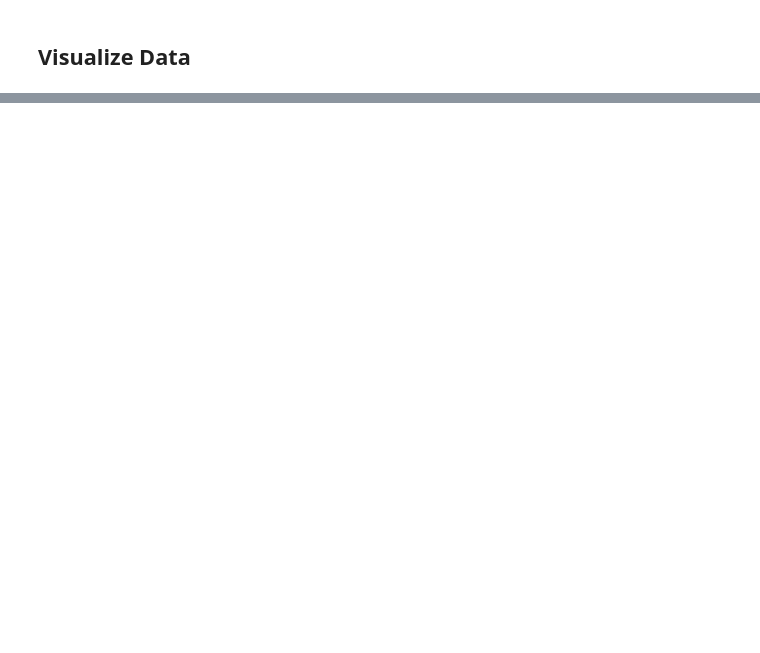
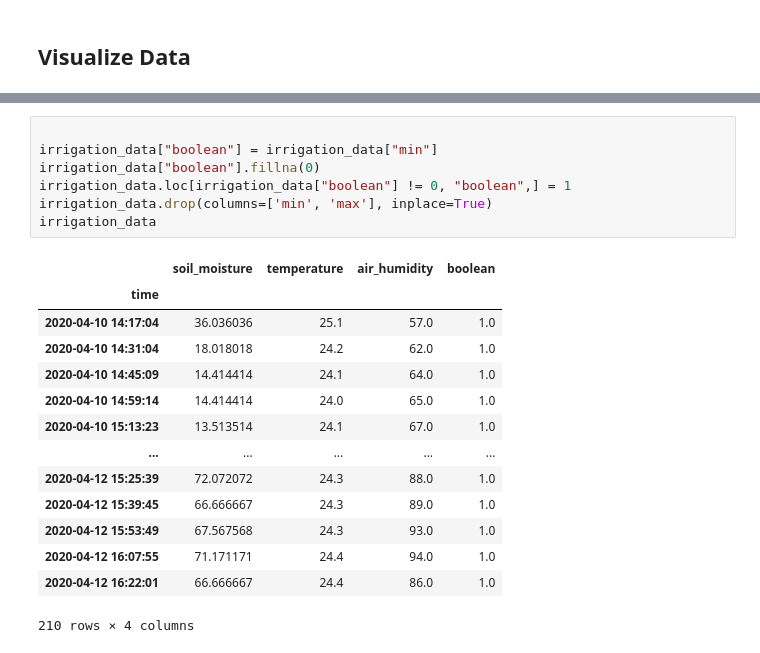
Before and after one commit to cemonel/smart-irrigation, a Jupyter notebook: irrigation_visiaulization.ipynb, the cells around one changed output, grey strips where cells are left out. Drawn from its saved outputs; the diff is of its cells as text; blank space fills up the shorter version.

```diff
--- a/irrigation_visiaulization.ipynb
+++ b/irrigation_visiaulization.ipynb
@@ -64,0 +95,22 @@ Text(0, 0.5, 'Temperature(Celcius) -- SoilHUM(%) -- AirHUM(%)')
+# %%
+
+irrigation_data["boolean"] = irrigation_data["min"]
+irrigation_data["boolean"].fillna(0)
+irrigation_data.loc[irrigation_data["boolean"] != 0, "boolean",] = 1
+irrigation_data.drop(columns=['min', 'max'], inplace=True)
+irrigation_data
+# %% [output]
+|  | soil_moisture | temperature | air_humidity | boolean |
+| time |  |  |  |  |
+| 2020-04-10 14:17:04 | 36.036036 | 25.1 | 57.0 | 1.0 |
+| 2020-04-10 14:31:04 | 18.018018 | 24.2 | 62.0 | 1.0 |
+| 2020-04-10 14:45:09 | 14.414414 | 24.1 | 64.0 | 1.0 |
+| 2020-04-10 14:59:14 | 14.414414 | 24.0 | 65.0 | 1.0 |
+| 2020-04-10 15:13:23 | 13.513514 | 24.1 | 67.0 | 1.0 |
+| ... | ... | ... | ... | ... |
+| 2020-04-12 15:25:39 | 72.072072 | 24.3 | 88.0 | 1.0 |
+| 2020-04-12 15:39:45 | 66.666667 | 24.3 | 89.0 | 1.0 |
+| 2020-04-12 15:53:49 | 67.567568 | 24.3 | 93.0 | 1.0 |
+| 2020-04-12 16:07:55 | 71.171171 | 24.4 | 94.0 | 1.0 |
+| 2020-04-12 16:22:01 | 66.666667 | 24.4 | 86.0 | 1.0 |
+210 rows × 4 columns
```
Also changed, not shown: parts of 16 cells of this notebook, 26 other files.
